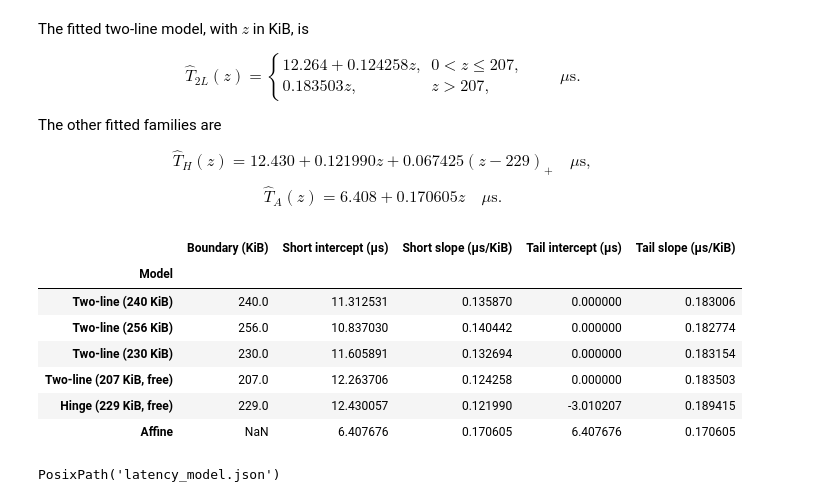
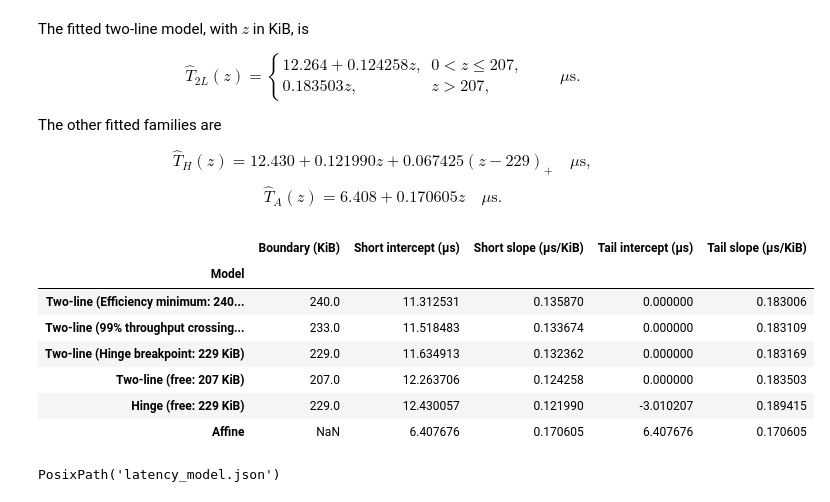
Before and after one commit to yabsed/vlm-in-flash, a Jupyter notebook: conclusion/python/results/01/01_chunk_latency.ipynb, the cells around one changed output. Saved outputs shown, nothing was run; the diff lists cells and outputs as text; code cells hidden in the pictures.

```diff
--- a/conclusion/python/results/01/01_chunk_latency.ipynb
+++ b/conclusion/python/results/01/01_chunk_latency.ipynb
@@ -131,10 +131,10 @@ $$s_{99}=\min\left\{z\in\mathcal G:\widetilde\beta_{\mathrm{train}}(z)
 We retain the full measured range rather than trim it. A first crossing does not require subsequent sizes to stay above that level.
 # %%
 rho = T / z
-z_rho = z[np.argmin(rho)]
+z_eff = z[np.argmin(rho)]
 B = 1000 * z / (1024 * T_train)
 B_smooth = pd.Series(B).rolling(3, center=True, min_periods=1).median().to_numpy()
-s99 = z[np.flatnonzero(B_smooth >= .99 * B_smooth.max())[0]]
+z_99 = z[np.flatnonzero(B_smooth >= .99 * B_smooth.max())[0]]
 # %%
 zoom = z >= 160
 plt.figure(figsize=(9, 3.5))
@@ -222,9 +233,9 @@ plt.show()
 # %%
-a, b, d = np.linalg.lstsq(X_h(h_star), T_train, rcond=None)[0]
+a, b, d = np.linalg.lstsq(X_hinge(z_hinge), T_train, rcond=None)[0]
 display(Markdown(
-    f"**Figure 2.** The two-line and hinge boundaries are **{s_star:g}** and "
-    f"**{h_star:g} KiB**, respectively. The hinge tail intercept is "
-    f"**{1000 * (a - d * h_star):.3f} µs**; the two-line tail intercept is zero. "
+    f"**Figure 2.** The two-line and hinge boundaries are **{z_two_line:g}** and "
+    f"**{z_hinge:g} KiB**, respectively. The hinge tail intercept is "
+    f"**{1000 * (a - d * z_hinge):.3f} µs**; the two-line tail intercept is zero. "
     f"Two-line boundaries from **{band.min():g}–{band.max():g} KiB** lie within 1% "
     "of minimum training RMSE. This is a sensitivity set, not a confidence interval."))
 # %% [output]
@@ -251,23 +272,23 @@ predictions["Affine"] = X_a @ np.linalg.lstsq(X_a, T_train, rcond=None)[0]
 
 The following equations substitute the fitted coefficients into the three model families. All coefficients use the first four blocks; the held-out blocks do not refit them. Displayed numbers are rounded, while predictions and the model exported to notebook 02 retain full precision. The parameter table separates the short and long intercepts, so a hinge is not mistaken for a zero-intercept tail.
 # %%
-c1, delta = nnls(X_s(s_star), T_train)[0]
-ha, hb, hd = np.linalg.lstsq(X_h(h_star), T_train, rcond=None)[0]
+c1, delta = nnls(X_two_line(z_two_line), T_train)[0]
+ha, hb, hd = np.linalg.lstsq(X_hinge(z_hinge), T_train, rcond=None)[0]
 aa, ab = np.linalg.lstsq(X_a, T_train, rcond=None)[0]
-np.testing.assert_allclose(X_s(s_star) @ [c1, delta], predictions[free_line])
-np.testing.assert_allclose(X_h(h_star) @ [ha, hb, hd], predictions[free_hinge])
+np.testing.assert_allclose(X_two_line(z_two_line) @ [c1, delta], predictions[free_two_line])
+np.testing.assert_allclose(X_hinge(z_hinge) @ [ha, hb, hd], predictions[free_hinge])
 np.testing.assert_allclose(X_a @ [aa, ab], predictions["Affine"])
 display(Markdown(fr"""
 The fitted two-line model, with $z$ in KiB, is
 
 $$\boxed{{\widehat T_{{2L}}(z)=\begin{{cases}}
-{1000*delta*s_star:.3f}+{1000*c1:.6f}z,&0<z\le {s_star:g},\\
-{1000*(c1+delta):.6f}z,&z>{s_star:g},
+{1000*delta*z_two_line:.3f}+{1000*c1:.6f}z,&0<z\le {z_two_line:g},\\
+{1000*(c1+delta):.6f}z,&z>{z_two_line:g},
 \end{{cases}}\qquad\mu\mathrm{{s}}.}}$$
 
 The other fitted families are
 
-$$\widehat T_H(z)={1000*ha:.3f}{1000*hb:+.6f}z{1000*hd:+.6f}(z-{h_star:g})_+\quad\mu\mathrm{{s}},$$
+$$\widehat T_H(z)={1000*ha:.3f}{1000*hb:+.6f}z{1000*hd:+.6f}(z-{z_hinge:g})_+\quad\mu\mathrm{{s}},$$
 $$\widehat T_A(z)={1000*aa:.3f}{1000*ab:+.6f}z\quad\mu\mathrm{{s}}.$$
 """))
 # %% [output]
@@ -285,25 +306,28 @@ $$\widehat T_H(z)=12.430+0.121990z+0.067425(z-229)_+\quad\mu\mathrm{s},$$
 $$\widehat T_A(z)=6.408+0.170605z\quad\mu\mathrm{s}.$$
 # %%
 parameter_rows = []
-for boundary, name in [(240., "Two-line (240 KiB)"), (256., "Two-line (256 KiB)"),
-                       (230., "Two-line (230 KiB)"), (float(s_star), free_line)]:
-    c, d = nnls(X_s(boundary), T_train)[0]
+for label, boundary in reported_boundaries.items():
+    name = reported_lines[label]
+    c, d = nnls(X_two_line(boundary), T_train)[0]
     parameter_rows.append([name, boundary, 1000*d*boundary, 1000*c, 0., 1000*(c+d)])
-parameter_rows += [[free_hinge, float(h_star), 1000*ha, 1000*hb,
-                   1000*(ha-hd*h_star), 1000*(hb+hd)],
+c, d = nnls(X_two_line(z_two_line), T_train)[0]
+parameter_rows.append([free_two_line, float(z_two_line), 1000*d*z_two_line,
+                       1000*c, 0., 1000*(c+d)])
+parameter_rows += [[free_hinge, float(z_hinge), 1000*ha, 1000*hb,
+                   1000*(ha-hd*z_hinge), 1000*(hb+hd)],
                   ["Affine", np.nan, 1000*aa, 1000*ab, 1000*aa, 1000*ab]]
 parameters = pd.DataFrame(parameter_rows, columns=["Model", "Boundary (KiB)",
     "Short intercept (µs)", "Short slope (µs/KiB)", "Tail intercept (µs)",
     "Tail slope (µs/KiB)"]).set_index("Model")
 parameters.round(6)
 # %% [output]
 |  | Boundary (KiB) | Short intercept (µs) | Short slope (µs/KiB) | Tail intercept (µs) | Tail slope (µs/KiB) |
 | Model |  |  |  |  |  |
-| Two-line (240 KiB) | 240.0 | 11.312531 | 0.135870 | 0.000000 | 0.183006 |
-| Two-line (256 KiB) | 256.0 | 10.837030 | 0.140442 | 0.000000 | 0.182774 |
-| Two-line (230 KiB) | 230.0 | 11.605891 | 0.132694 | 0.000000 | 0.183154 |
-| Two-line (207 KiB, free) | 207.0 | 12.263706 | 0.124258 | 0.000000 | 0.183503 |
-| Hinge (229 KiB, free) | 229.0 | 12.430057 | 0.121990 | -3.010207 | 0.189415 |
+| Two-line (Efficiency minimum: 240... | 240.0 | 11.312531 | 0.135870 | 0.000000 | 0.183006 |
+| Two-line (99% throughput crossing... | 233.0 | 11.518483 | 0.133674 | 0.000000 | 0.183109 |
+| Two-line (Hinge breakpoint: 229 KiB) | 229.0 | 11.634913 | 0.132362 | 0.000000 | 0.183169 |
+| Two-line (free: 207 KiB) | 207.0 | 12.263706 | 0.124258 | 0.000000 | 0.183503 |
+| Hinge (free: 229 KiB) | 229.0 | 12.430057 | 0.121990 | -3.010207 | 0.189415 |
 | Affine | NaN | 6.407676 | 0.170605 | 6.407676 | 0.170605 |
 # %%
 import hashlib, json
```
Also changed, not shown: parts of 15 cells of this notebook, 4 other files.
